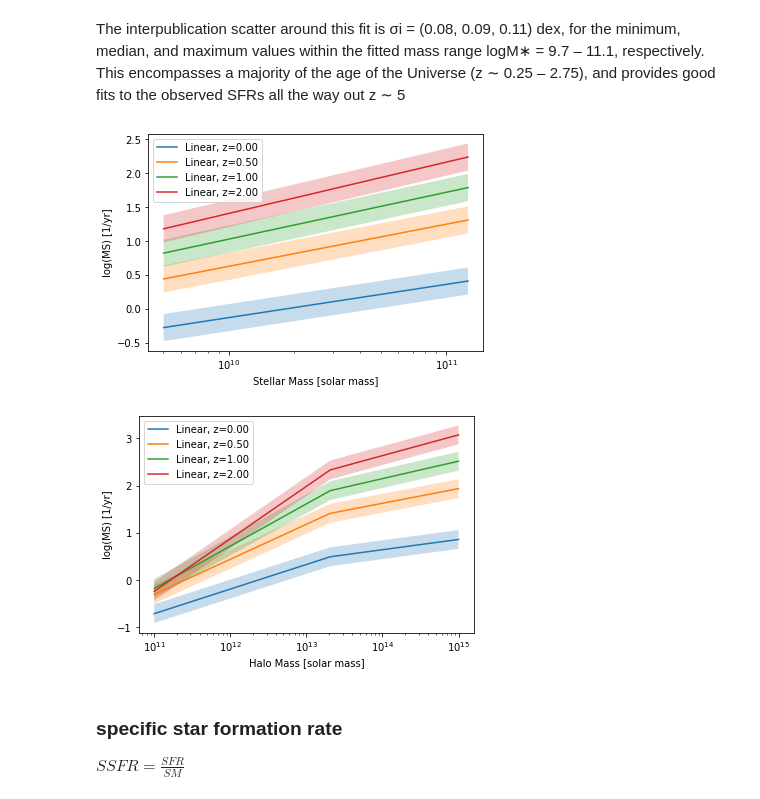
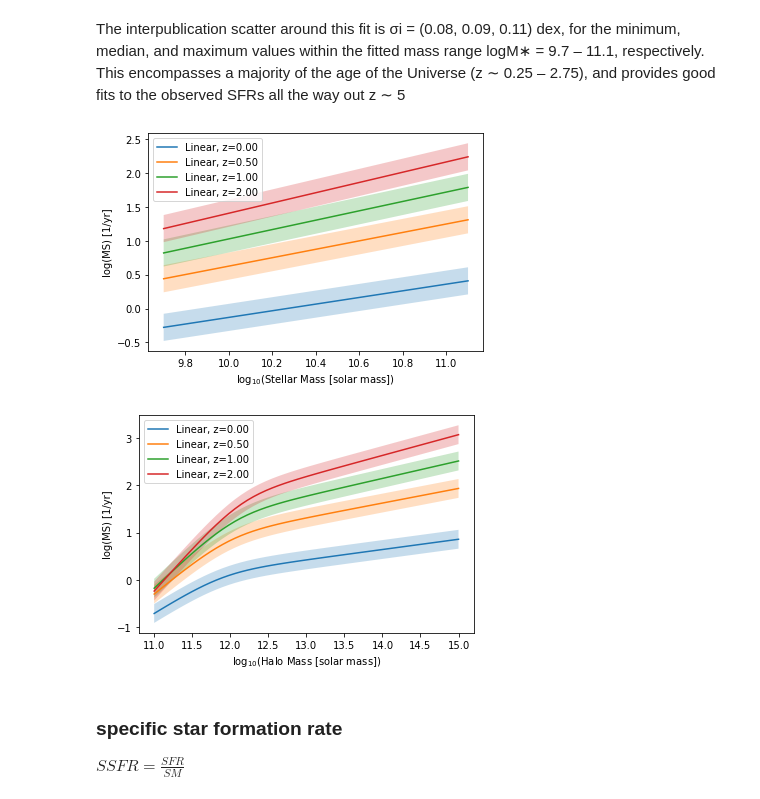
Before and after one commit to eklem1/GalaxySim, a Jupyter notebook: SFRs.ipynb, the cells around one changed output. Drawn from its saved outputs; the diff is of its cells as text; code cells hidden in the pictures.

```diff
--- a/SFRs.ipynb
+++ b/SFRs.ipynb
@@ -33,41 +33,41 @@ pars = ares.util.ParameterBundle("emma:model1")
 pop = ares.populations.GalaxyPopulation(**pars) #with my added GalaxyHOD class in ARES
 # pop = GalaxyHOD.GalaxyHOD() #if you are using the OG ARES and the standalone python file
 # %%
-Sm = np.linspace(10**9.7, 10**11.1)
+Sm = np.linspace(9.7, 11.1)
 
 for z in [0, 0.5, 1, 2]:
     SFR = pop.SFR(z, Sm)
     error = np.ones(len(SFR)) * 0.2 #dex #the stated "true" scatter
 
-    pl.semilogx(Sm, SFR, label="Linear, z=%.2f" %z)
+    pl.plot(Sm, SFR, label="Linear, z=%.2f" %z)
     pl.fill_between(Sm, SFR-error, SFR+error, alpha=0.25)
 
 pl.legend()
 pl.ylabel('log(MS) [1/yr]')
-pl.xlabel('Stellar Mass [solar mass]')
+pl.xlabel('log$_{10}$(Stellar Mass [solar mass])')
 # pl.title('')
 
 pl.show()
 
 #check if giving it halo mass works
-Hm = np.linspace(10**11, 10**15)
+Hm = np.linspace(11, 15)
 
 for z in [0, 0.5, 1, 2]:
     SFR = pop.SFR(z, Hm, True)
     error = np.ones(len(SFR)) * 0.2 #dex #the stated "true" scatter
 
-    pl.semilogx(Hm, SFR, label="Linear, z=%.2f" %z)
+    pl.plot(Hm, SFR, label="Linear, z=%.2f" %z)
     pl.fill_between(Hm, SFR-error, SFR+error, alpha=0.25)
 
 pl.legend()
 pl.ylabel('log(MS) [1/yr]')
-pl.xlabel('Halo Mass [solar mass]')
+pl.xlabel('log$_{10}$(Halo Mass [solar mass])')
 # pl.title('')
 
 pl.show()
 # %% [output]
-[figure, old version]
+[figure, new version]
-[figure, old version]
+[figure, new version]
 # %% [markdown]
 ### specific star formation rate
 $SSFR = \frac{SFR}{SM}$
```
Also changed, not shown: parts of 3 cells of this notebook, 3 other files.
